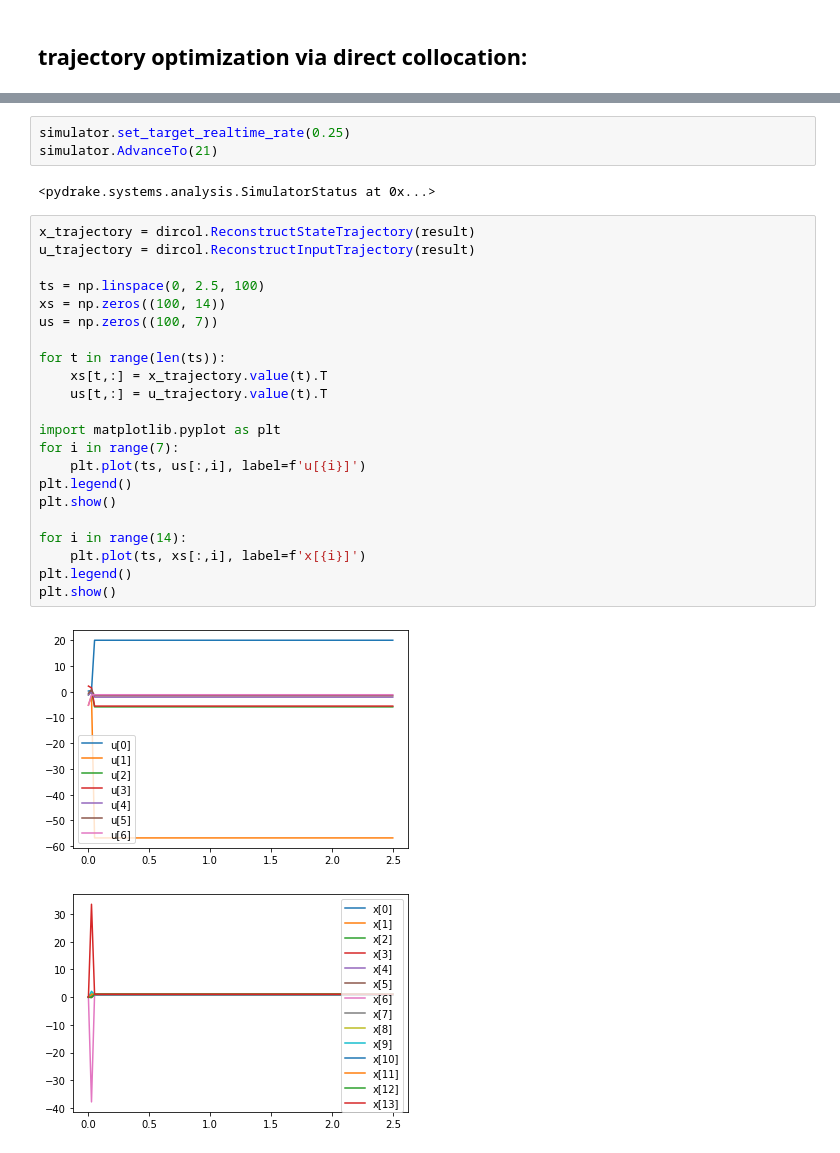
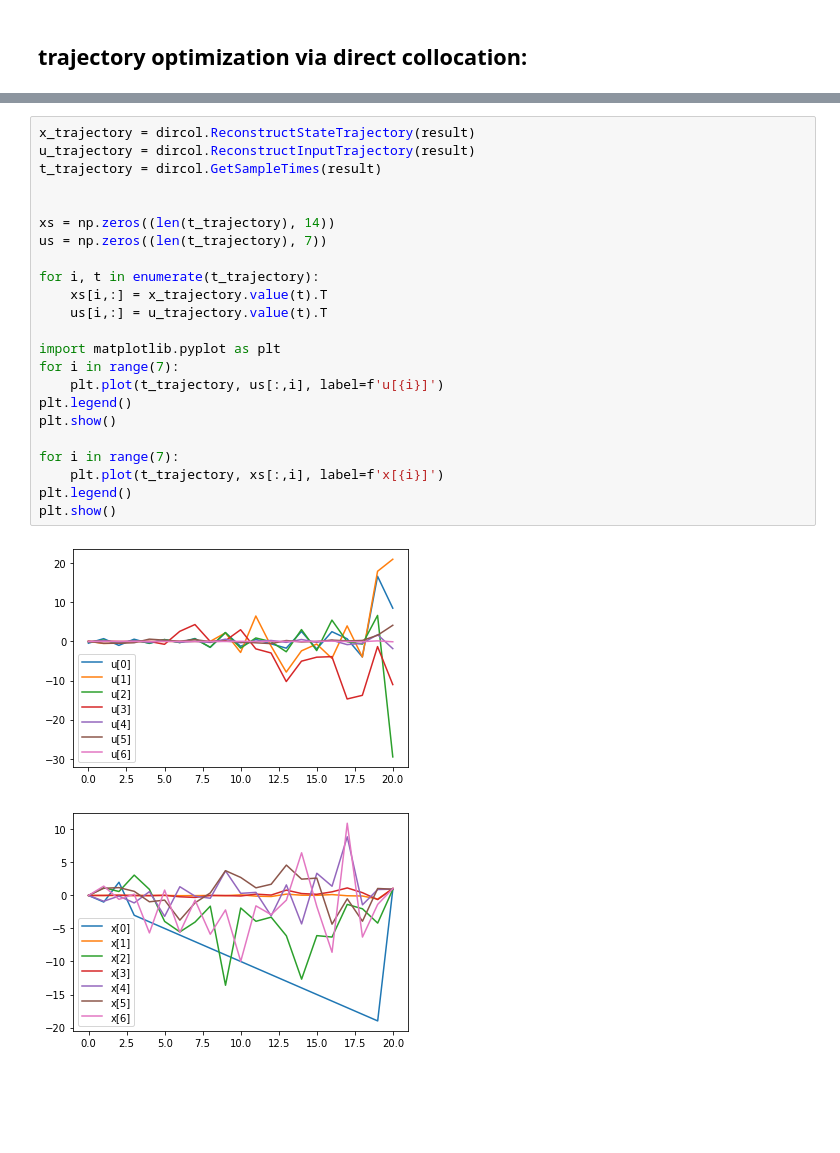
Before and after one commit to FischerMoseley/yoink, a Jupyter notebook: yoink.ipynb, the cells around one changed output, grey strips where cells are left out. Cells and saved outputs as stored; diff of their text form; blank space fills up the shorter version.

Commit message:
fix trajectory plots, add cost. debating moving away from directcollocation

```diff
--- a/yoink.ipynb
+++ b/yoink.ipynb
@@ -364,33 +381,29 @@ NameError: name 'meshcat' is not defined
-# %%
-simulator.set_target_realtime_rate(0.25)
-simulator.AdvanceTo(21)
-# %% [output]
-<pydrake.systems.analysis.SimulatorStatus at 0x...>
 # %%
 x_trajectory = dircol.ReconstructStateTrajectory(result)
 u_trajectory = dircol.ReconstructInputTrajectory(result)
+t_trajectory = dircol.GetSampleTimes(result)
 
-ts = np.linspace(0, 2.5, 100)
-xs = np.zeros((100, 14))
-us = np.zeros((100, 7))
 
-for t in range(len(ts)):
-    xs[t,:] = x_trajectory.value(t).T
-    us[t,:] = u_trajectory.value(t).T
+xs = np.zeros((len(t_trajectory), 14))
+us = np.zeros((len(t_trajectory), 7))
+
+for i, t in enumerate(t_trajectory):
+    xs[i,:] = x_trajectory.value(t).T
+    us[i,:] = u_trajectory.value(t).T
 
 import matplotlib.pyplot as plt
 for i in range(7):
-    plt.plot(ts, us[:,i], label=f'u[{i}]')
+    plt.plot(t_trajectory, us[:,i], label=f'u[{i}]')
 plt.legend()
 plt.show()
 
-for i in range(14):
-    plt.plot(ts, xs[:,i], label=f'x[{i}]')
+for i in range(7):
+    plt.plot(t_trajectory, xs[:,i], label=f'x[{i}]')
 plt.legend()
 plt.show()
 # %% [output]
-[figure, old version]
+[figure, new version]
-[figure, old version]
+[figure, new version]
 # %% [markdown]
 <a style='text-decoration:none;line-height:16px;display:flex;color:#5B5B62;padding:10px;justify-content:end;' href='https://deepnote.com?utm_source=created-in-deepnote-cell&projectId=94a9bd61-ed58-4c78-95db-bc94494e48ba' target="_blank">
 <img alt='Created in deepnote.com' style='display:inline;max-height:16px;margin:0px;margin-right:7.5px;' src='embedded-picture-1' > </img>
```
Also changed, not shown: parts of 2 cells of this notebook.
